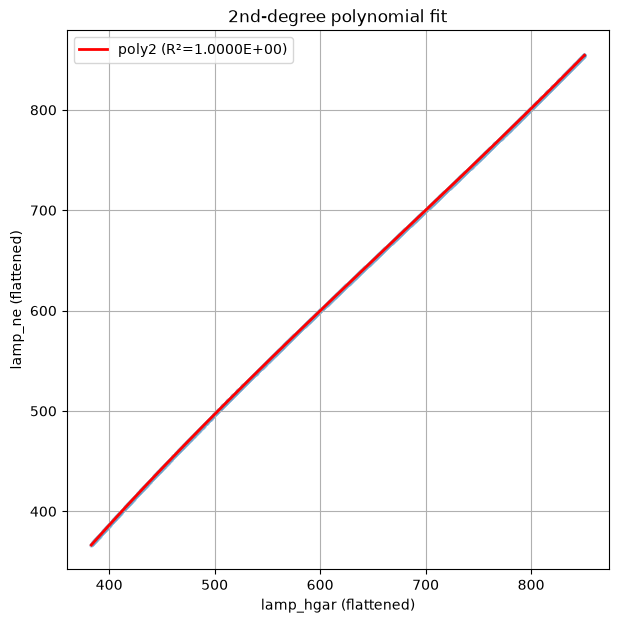
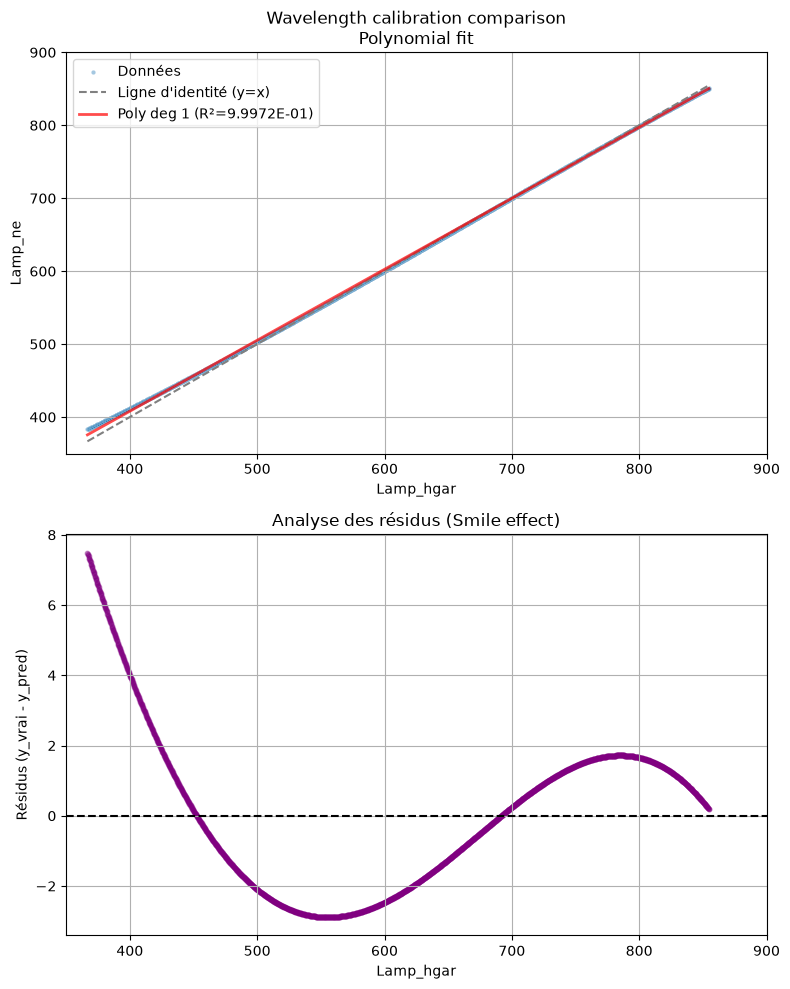
The change to this notebook cell's code, shown as a diff; its figure went from the first image to the second:
--- before
+++ after
@@ -1,26 +1,49 @@
-# fit 2nd-degree polynomial y = ax^2 + bx + c
-coeffs = np.polyfit(x, y, 3)  # [a, b, c]
+import numpy as np
+import matplotlib.pyplot as plt
+import seaborn as sns
+
+degre = 1
+coeffs = np.polyfit(x, y, degre)  
 p = np.poly1d(coeffs)
 y_pred = p(x)
 
-# R^2
+# r**2
 ss_res = np.sum((y - y_pred) ** 2)
 ss_tot = np.sum((y - np.mean(y)) ** 2)
 r2 = 1 - ss_res / ss_tot
 
-# plot
-plt.figure(figsize=(7,7))
-sns.scatterplot(x=x, y=y, s=10, alpha=0.4)
+fig, (ax1, ax2) = plt.subplots(2, 1, figsize=(8, 10), sharex=False)
+
+sns.scatterplot(x=x, y=y, s=10, alpha=0.4, ax=ax1, label='Données')
+
 xs = np.linspace(x.min(), x.max(), 1000)
-plt.plot(xs, p(xs), color='red', lw=2, label=f'poly2 (R²={r2:.4E})')
-plt.xlabel('lamp_hgar (flattened)')
-plt.ylabel('lamp_ne (flattened)')
-plt.title('2nd-degree polynomial fit')
-plt.legend()
-plt.grid(True)
-# plt.xlim(440,450)
-# plt.ylim(440,450)
+ax1.plot(xs, xs, ls='--', color='gray', label='Ligne d\'identité (y=x)')
+ax1.plot(xs, p(xs), color='red', lw=2, label=f'Poly deg {degre} (R²={r2:.4E})', alpha=0.7)
+
+ax1.set_xlabel('Lamp_hgar')
+ax1.set_ylabel('Lamp_ne')
+ax1.set_title('Wavelength calibration comparison\nPolynomial fit')
+ax1.legend()
+ax1.grid(True)
+
+# a, b = 370, 650
+a,  b = 350,900
+ax1.set_xlim(a, b)
+ax1.set_ylim(a, b)
+
+
+residus = y - y_pred
+ax2.scatter(x, residus, s=10, alpha=0.4, color='purple')
+ax2.axhline(0, color='black', ls='--')
+
+ax2.set_xlabel('Lamp_hgar')
+ax2.set_ylabel('Résidus (y_vrai - y_pred)')
+ax2.set_title('Analyse des résidus (Smile effect)')
+ax2.grid(True)
+ax2.set_xlim(a, b)
+
+plt.tight_layout()
 plt.show()
 
-print('coeffs [a, b, c]:', coeffs)
+print(f'Coeffs (degré {degre}):', coeffs)
 print('R^2:', r2)

Commit: Updated mapping pipeline with 2D mapping of FWHM across detector